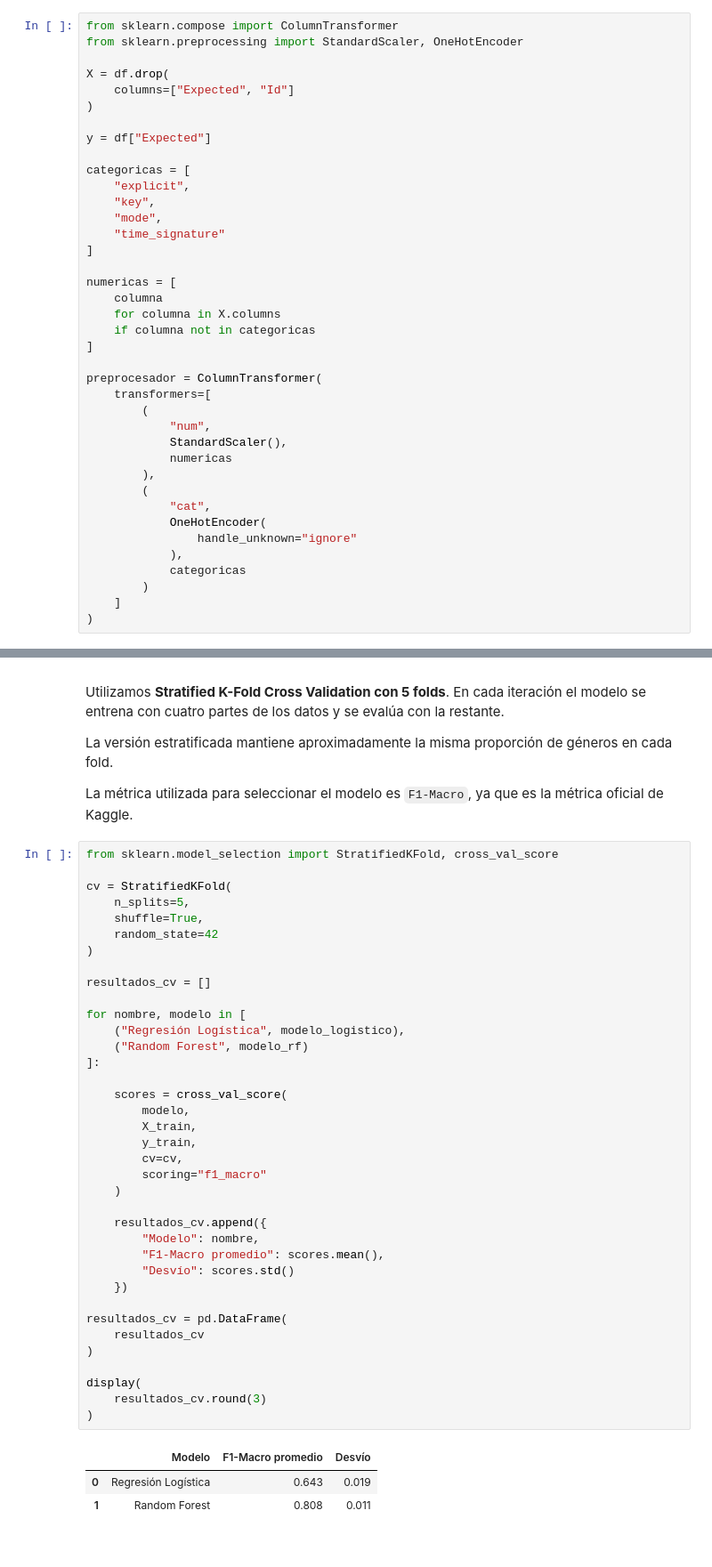
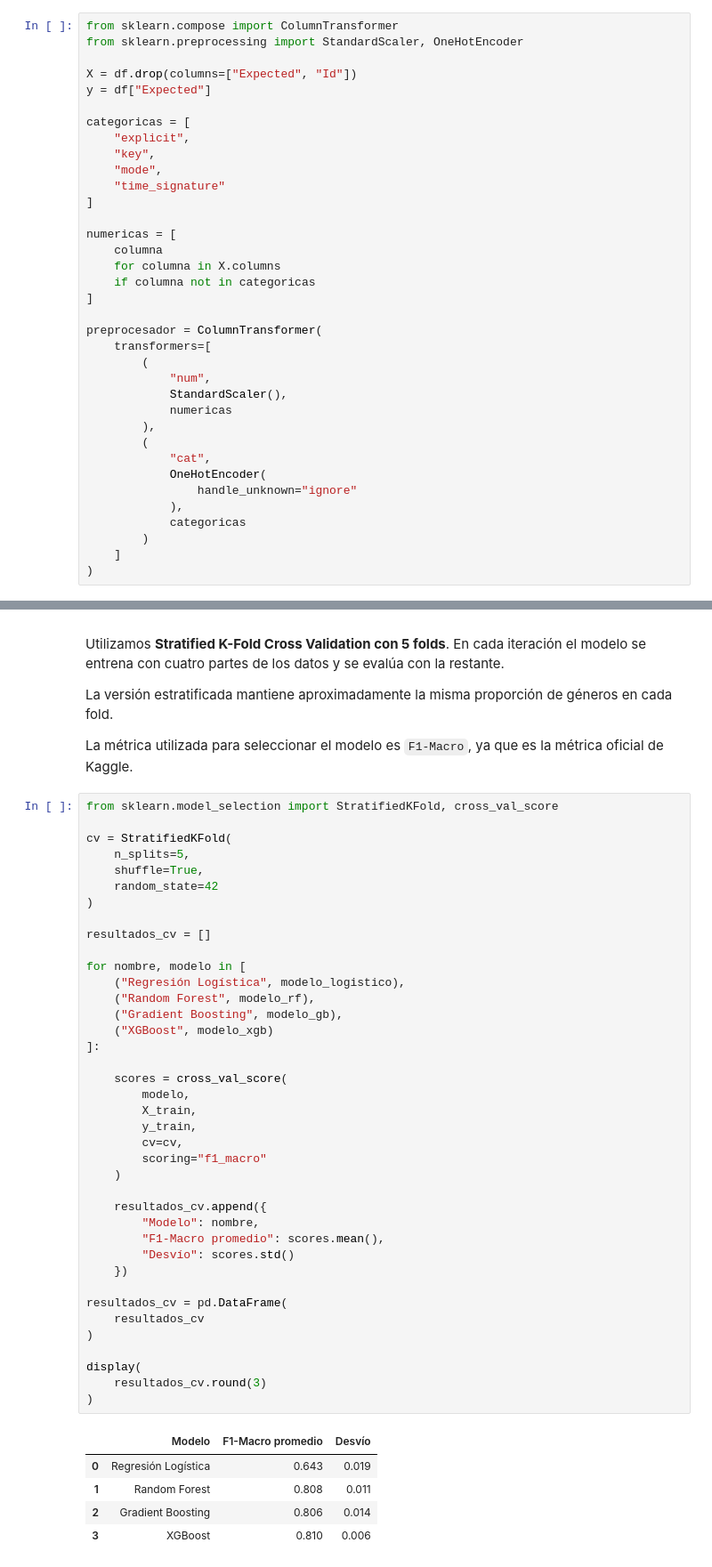
Before and after one commit to lourdesMV/TD6-TP2, a Jupyter notebook: spotify.ipynb, the cells around one changed output, grey strips where cells are left out. Shown at 89% size. Cells and saved outputs as stored; diff of their text form.

```diff
--- a/spotify.ipynb
+++ b/spotify.ipynb
@@ -338,10 +338,7 @@ Realizamos estas transformaciones dentro de un `Pipeline` para evitar data leaka
 from sklearn.compose import ColumnTransformer
 from sklearn.preprocessing import StandardScaler, OneHotEncoder
 
-X = df.drop(
-    columns=["Expected", "Id"]
-)
-
+X = df.drop(columns=["Expected", "Id"])
 y = df["Expected"]
 
 categoricas = [
@@ -461,32 +518,36 @@ resultados_cv = []
 
 for nombre, modelo in [
     ("Regresión Logística", modelo_logistico),
-    ("Random Forest", modelo_rf)
+    ("Random Forest", modelo_rf),
+    ("Gradient Boosting", modelo_gb),
+    ("XGBoost", modelo_xgb)
 ]:
 
     scores = cross_val_score(
         modelo,
         X_train,
         y_train,
         cv=cv,
         scoring="f1_macro"
     )
 
     resultados_cv.append({
         "Modelo": nombre,
         "F1-Macro promedio": scores.mean(),
         "Desvío": scores.std()
     })
 
 resultados_cv = pd.DataFrame(
     resultados_cv
 )
 
 display(
     resultados_cv.round(3)
 )
 # %% [output]
 |  | Modelo | F1-Macro promedio | Desvío |
 | 0 | Regresión Logística | 0.643 | 0.019 |
 | 1 | Random Forest | 0.808 | 0.011 |
+| 2 | Gradient Boosting | 0.806 | 0.014 |
+| 3 | XGBoost | 0.810 | 0.006 |
 # %% [markdown]
```
Also changed, not shown: parts of 23 cells of this notebook, 2 other files.
